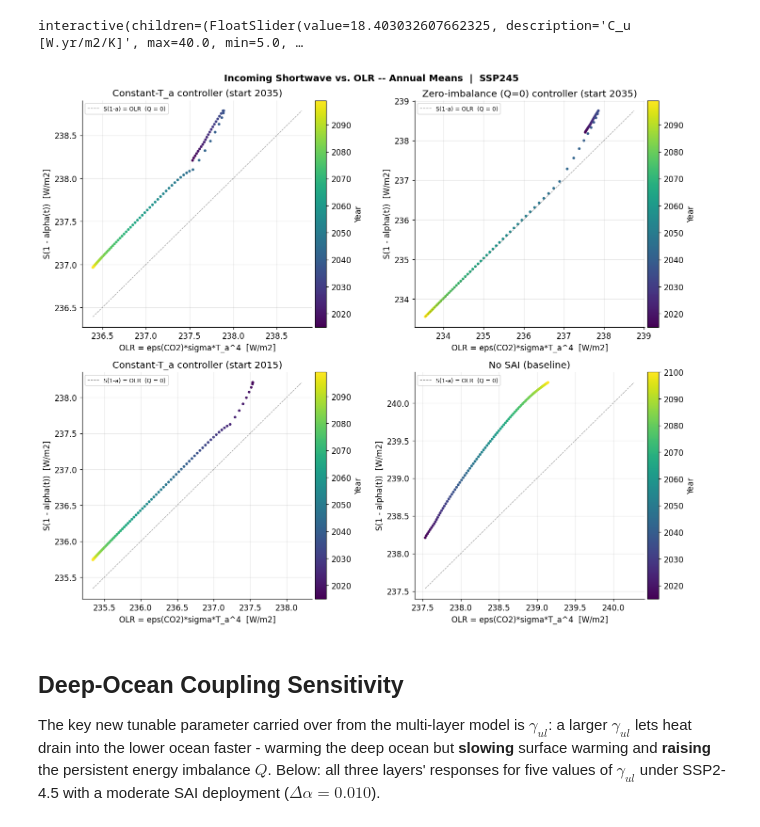
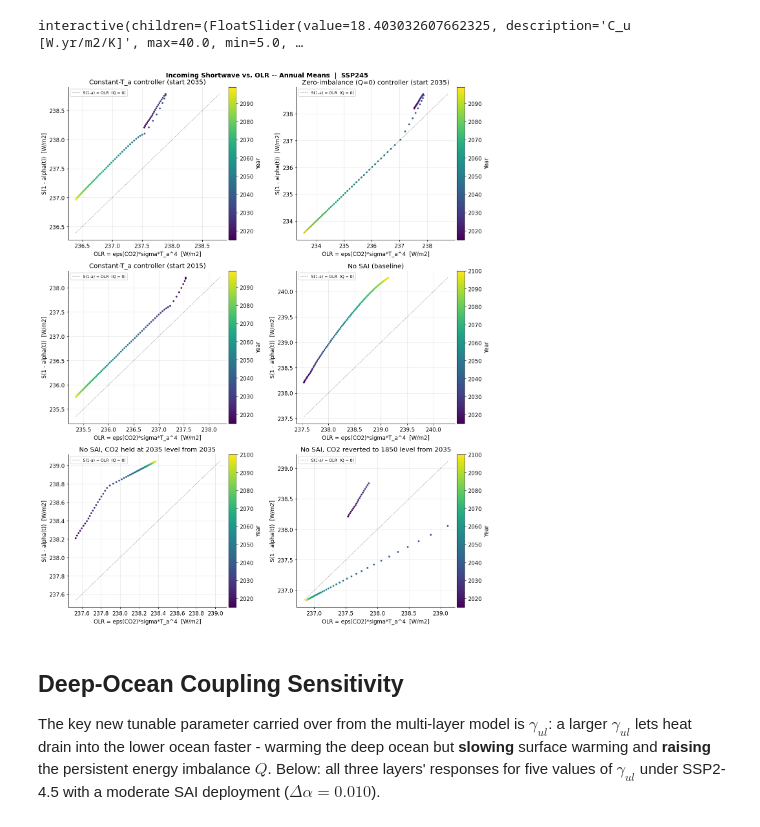
Before and after one commit to jshaw35/PRISM, a Jupyter notebook: WorkingModel.ipynb, the cells around one changed output. Drawn from its saved outputs; the diff is of its cells as text; code cells hidden in the pictures.

Commit message:
added fixed CO2 scenario

```diff
--- a/WorkingModel.ipynb
+++ b/WorkingModel.ipynb
@@ -922,7 +944,7 @@ def controller_d_alpha_step_qbal(Ta, t_year, scenario):
 
 
 def run_controller_ebm_qbal(C_u=C_UPPER, C_l=C_LOWER, gamma_au=GAMMA_AU, gamma_ul=GAMMA_UL,
-                             scenario='ssp245', t_span=None, pts_per_year=8):
+                             scenario='ssp245', t_span=None, pts_per_year=1):
     '''
     Integrate the three-layer EBM one calendar year at a time, re-solving the
     Q=0 controller's d_alpha at the start of each year (see module docstring
@@ -1063,11 +1085,12 @@ interact(
     C_l      = FloatSlider(value=C_LOWER,  min=50.0, max=600.0, step=10.0, description='C_l [W.yr/m2/K]',   style={'description_width': 'initial'}),
     gamma_au = FloatSlider(value=GAMMA_AU, min=0.5,  max=20.0,  step=0.5,  description='gamma_au [W/m2/K]', style={'description_width': 'initial'}, readout_format='.2f'),
     gamma_ul = FloatSlider(value=GAMMA_UL, min=0.1,  max=2.0,   step=0.1,  description='gamma_ul [W/m2/K]', style={'description_width': 'initial'}, readout_format='.2f'),
-    scenario = Dropdown(options=['none', 'ssp126', 'ssp245', 'ssp585'], value='ssp245', description='CO2 scenario'),
+    scenario = Dropdown(options=['none', 'ssp126', 'ssp245', 'ssp585', 'revert1850'], value='ssp245', description='CO2 scenario'),
 );
 # %% [output]
 interactive(children=(FloatSlider(value=18.403032607662325, description='C_u [W.yr/m2/K]', max=40.0, min=5.0, …
 # %%
+### SW vs OLR for different controller runs
 def _annual_mean_shortwave_olr(ax, t, Ta, d_alpha_t, scenario, title):
     '''Annual-mean incoming shortwave vs. OLR scatter, colored by year (same
     construction as the bottom-right panel of each controller plot above).'''
@@ -1083,41 +1106,58 @@ def _annual_mean_shortwave_olr(ax, t, Ta, d_alpha_t, scenario, title):
     lims = [min(OLR_annual.min(), S_in_annual.min()), max(OLR_annual.max(), S_in_annual.max())]
     ax.plot(lims, lims, color='k', lw=0.8, ls='--', alpha=0.4, label='S(1-a) = OLR  (Q = 0)')
     sc = ax.scatter(OLR_annual, S_in_annual, c=year_labels, cmap='viridis', s=14, edgecolor='none')
     ax.set(title=title, xlabel='OLR = eps(CO2)*sigma*T_a^4  [W/m2]', ylabel='S(1 - alpha(t))  [W/m2]')
     ax.legend(fontsize=8, loc='upper left')
     return sc
 
 
 _SCEN = 'ssp245'
+CO2_HOLD_YEAR = 2035   # year the CO2 is frozen / reverted in the two no-SAI CO2 runs
 
 # Constant-T_a controller, current default deployment year (module CTRL_START)
 t_ctrl_2035, Ta_ctrl_2035, _, _, _, da_ctrl_2035, _ = run_controller_ebm(scenario=_SCEN)
 # Zero-imbalance (Q=0) controller, current default deployment year
 t_qbal, Ta_qbal, _, _, _, da_qbal = run_controller_ebm_qbal(scenario=_SCEN)
 # Constant-T_a controller, deployed starting 2015 instead of 2035
 t_ctrl_2015, Ta_ctrl_2015, _, _, _, da_ctrl_2015, _ = run_controller_ebm(scenario=_SCEN, ctrl_start=2015)
 # No SAI at all -- plain baseline warming
 t_base, Ta_base, _, _, _ = run_ebm(scenario=_SCEN, d_alpha=0.0)
 da_base = np.zeros_like(t_base)
 
-fig, axes = plt.subplots(2, 2, figsize=(13, 11))
+# No SAI, CO2 follows _SCEN until CO2_HOLD_YEAR and is then frozen at that year's level
+_SCEN_FREEZE = register_co2_hold(f'{_SCEN}-freeze{CO2_HOLD_YEAR}', _SCEN, CO2_HOLD_YEAR,
+                                 co2_ppm(CO2_HOLD_YEAR, _SCEN))
+t_freeze, Ta_freeze, _, _, _ = run_ebm(scenario=_SCEN_FREEZE, d_alpha=0.0)
+da_freeze = np.zeros_like(t_freeze)
+# No SAI, CO2 follows _SCEN until CO2_HOLD_YEAR, then steps back to the 1850
+# (SPINUP_START_YEAR, pre-industrial) level and is held there
+_SCEN_REVERT = register_co2_hold(f'{_SCEN}-revert{CO2_HOLD_YEAR}', _SCEN, CO2_HOLD_YEAR,
+                                 co2_ppm(SPINUP_START_YEAR, _SCEN))
+t_revert, Ta_revert, _, _, _ = run_ebm(scenario=_SCEN_REVERT, d_alpha=0.0)
+da_revert = np.zeros_like(t_revert)
+
+fig, axes = plt.subplots(3, 2, figsize=(13, 16))
 fig.suptitle(f'Incoming Shortwave vs. OLR -- Annual Means  |  {_SCEN.upper()}',
              fontsize=13, fontweight='bold')
 
 panels = [
-    (axes[0, 0], t_ctrl_2035, Ta_ctrl_2035, da_ctrl_2035, f'Constant-T_a controller (start {CTRL_START})'),
-    (axes[0, 1], t_qbal,      Ta_qbal,      da_qbal,      'Zero-imbalance (Q=0) controller (start 2035)'),
-    (axes[1, 0], t_ctrl_2015, Ta_ctrl_2015, da_ctrl_2015, 'Constant-T_a controller (start 2015)'),
-    (axes[1, 1], t_base,      Ta_base,      da_base,      'No SAI (baseline)'),
+    (axes[0, 0], t_ctrl_2035, Ta_ctrl_2035, da_ctrl_2035, _SCEN, f'Constant-T_a controller (start {CTRL_START})'),
+    (axes[0, 1], t_qbal,      Ta_qbal,      da_qbal,      _SCEN, 'Zero-imbalance (Q=0) controller (start 2035)'),
+    (axes[1, 0], t_ctrl_2015, Ta_ctrl_2015, da_ctrl_2015, _SCEN, 'Constant-T_a controller (start 2015)'),
+    (axes[1, 1], t_base,      Ta_base,      da_base,      _SCEN, 'No SAI (baseline)'),
+    (axes[2, 0], t_freeze,    Ta_freeze,    da_freeze,    _SCEN_FREEZE,
+     f'No SAI, CO2 held at {CO2_HOLD_YEAR} level from {CO2_HOLD_YEAR}'),
+    (axes[2, 1], t_revert,    Ta_revert,    da_revert,    _SCEN_REVERT,
+     f'No SAI, CO2 reverted to {SPINUP_START_YEAR} level from {CO2_HOLD_YEAR}'),
 ]
-for ax, t_p, Ta_p, da_p, title in panels:
-    sc = _annual_mean_shortwave_olr(ax, t_p, Ta_p, da_p, _SCEN, title)
+for ax, t_p, Ta_p, da_p, scen_p, title in panels:
+    sc = _annual_mean_shortwave_olr(ax, t_p, Ta_p, da_p, scen_p, title)
     fig.colorbar(sc, ax=ax, label='Year', pad=0.01)
 
 plt.tight_layout()
 plt.show()
 # %% [output]
-[figure, old version]
+[figure, new version]
 # %% [markdown]
 ## Deep-Ocean Coupling Sensitivity
 
```
Also changed, not shown: parts of 3 cells of this notebook.
